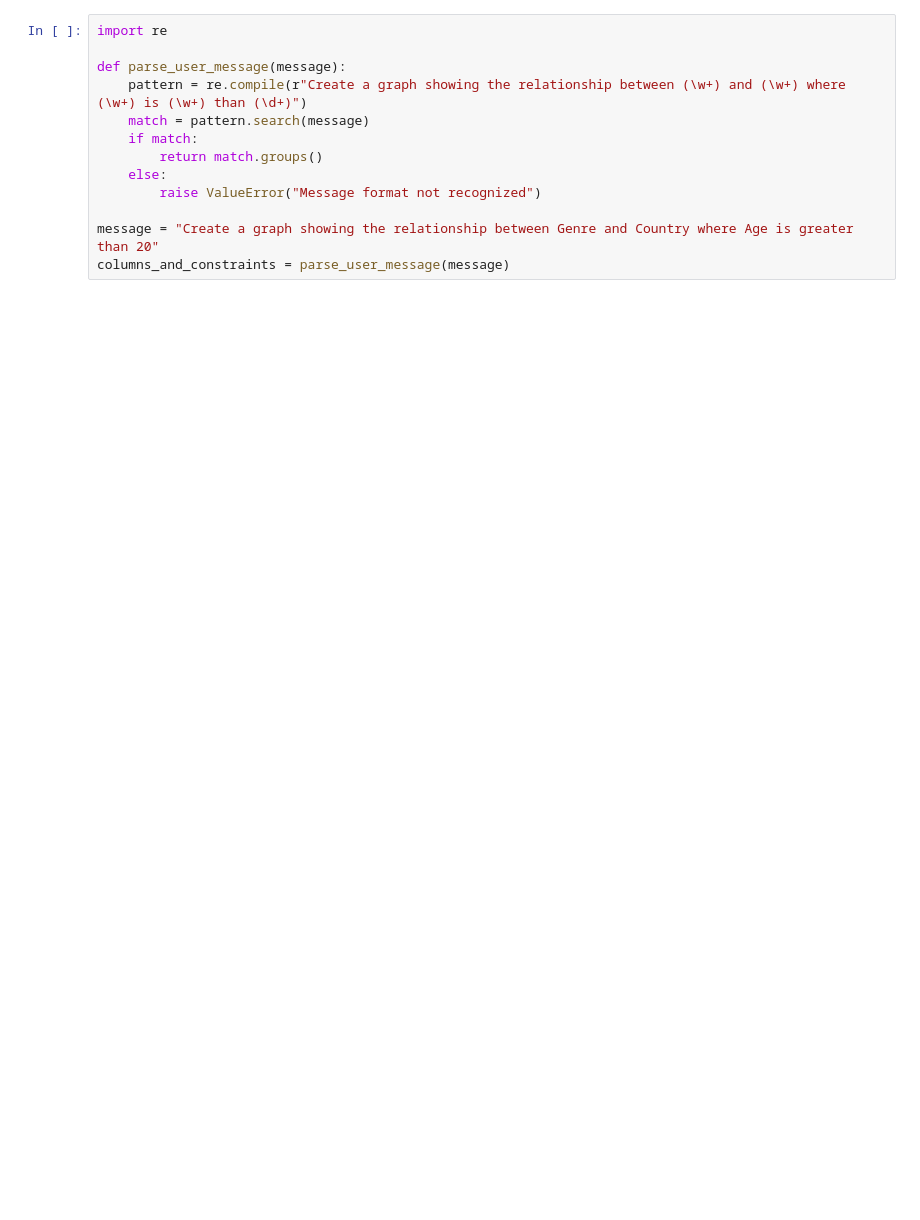
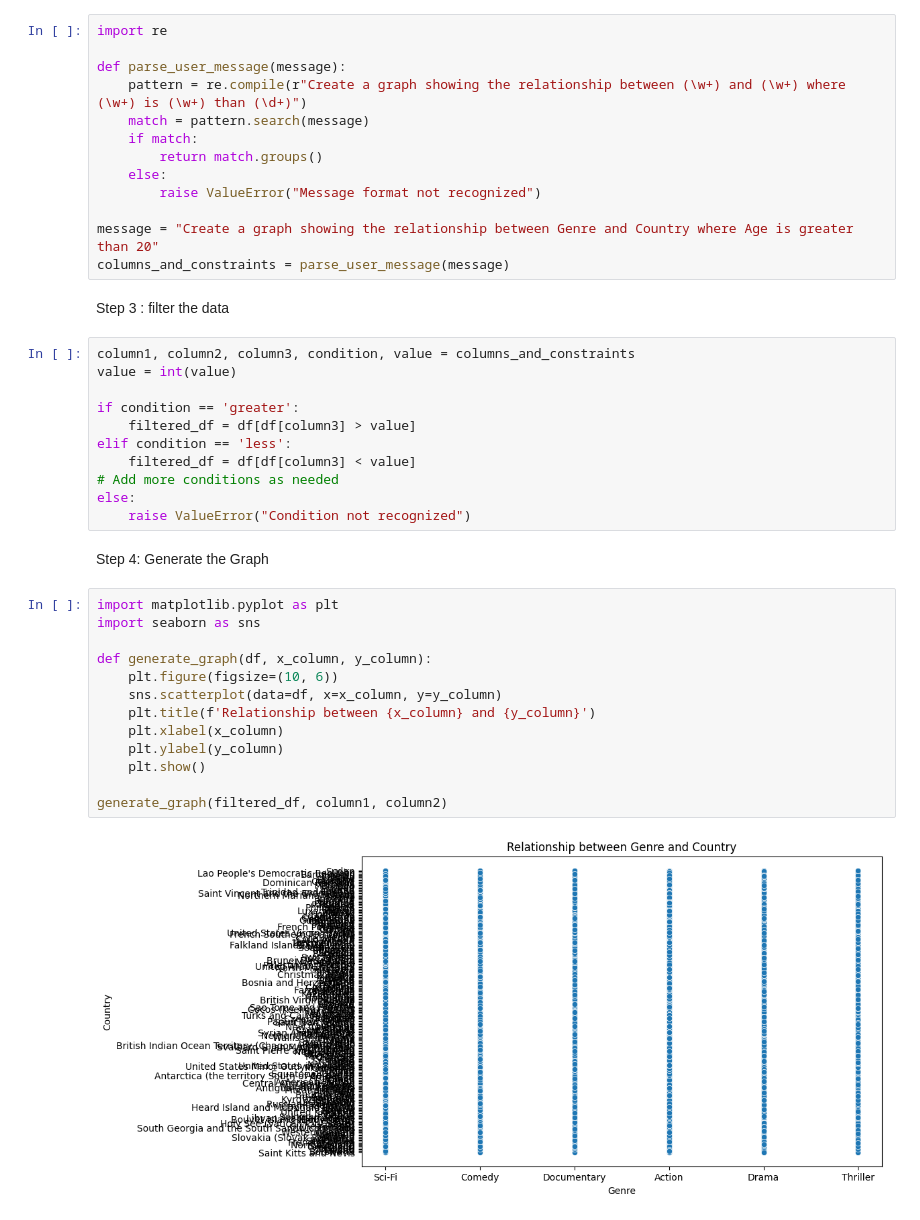
Before and after one commit to maissadridi/stage-2024, a Jupyter notebook: generativegraphs.ipynb, the cells around one changed output. Cells and saved outputs as stored; diff of their text form; blank space fills up the shorter version.

```diff
--- a/generativegraphs.ipynb
+++ b/generativegraphs.ipynb
@@ -27,3 +27,33 @@ def parse_user_message(message):
 
 message = "Create a graph showing the relationship between Genre and Country where Age is greater than 20"
 columns_and_constraints = parse_user_message(message)
+# %% [markdown]
+Step 3 : filter the data
+# %%
+column1, column2, column3, condition, value = columns_and_constraints
+value = int(value)
+
+if condition == 'greater':
+    filtered_df = df[df[column3] > value]
+elif condition == 'less':
+    filtered_df = df[df[column3] < value]
+# Add more conditions as needed
+else:
+    raise ValueError("Condition not recognized")
+# %% [markdown]
+Step 4: Generate the Graph
+# %%
+import matplotlib.pyplot as plt
+import seaborn as sns
+
+def generate_graph(df, x_column, y_column):
+    plt.figure(figsize=(10, 6))
+    sns.scatterplot(data=df, x=x_column, y=y_column)
+    plt.title(f'Relationship between {x_column} and {y_column}')
+    plt.xlabel(x_column)
+    plt.ylabel(y_column)
+    plt.show()
+
+generate_graph(filtered_df, column1, column2)
+# %% [output]
+[figure, added]
```
